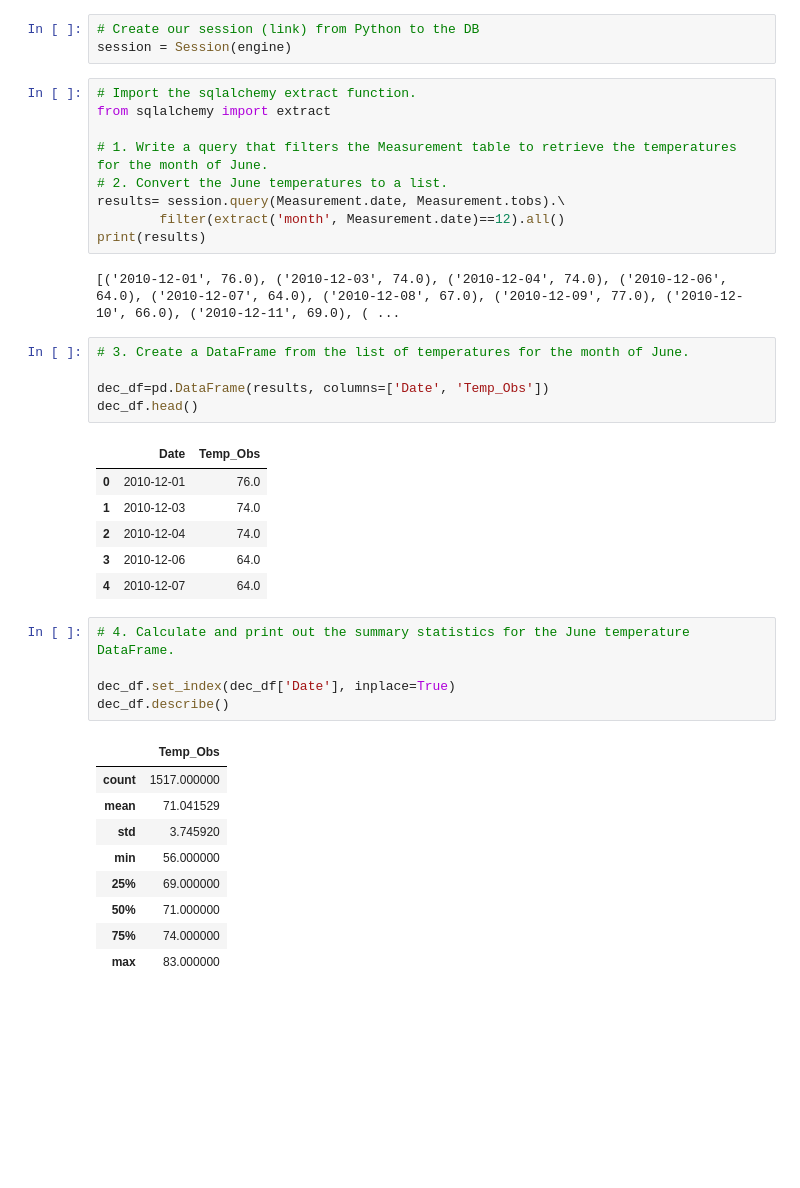
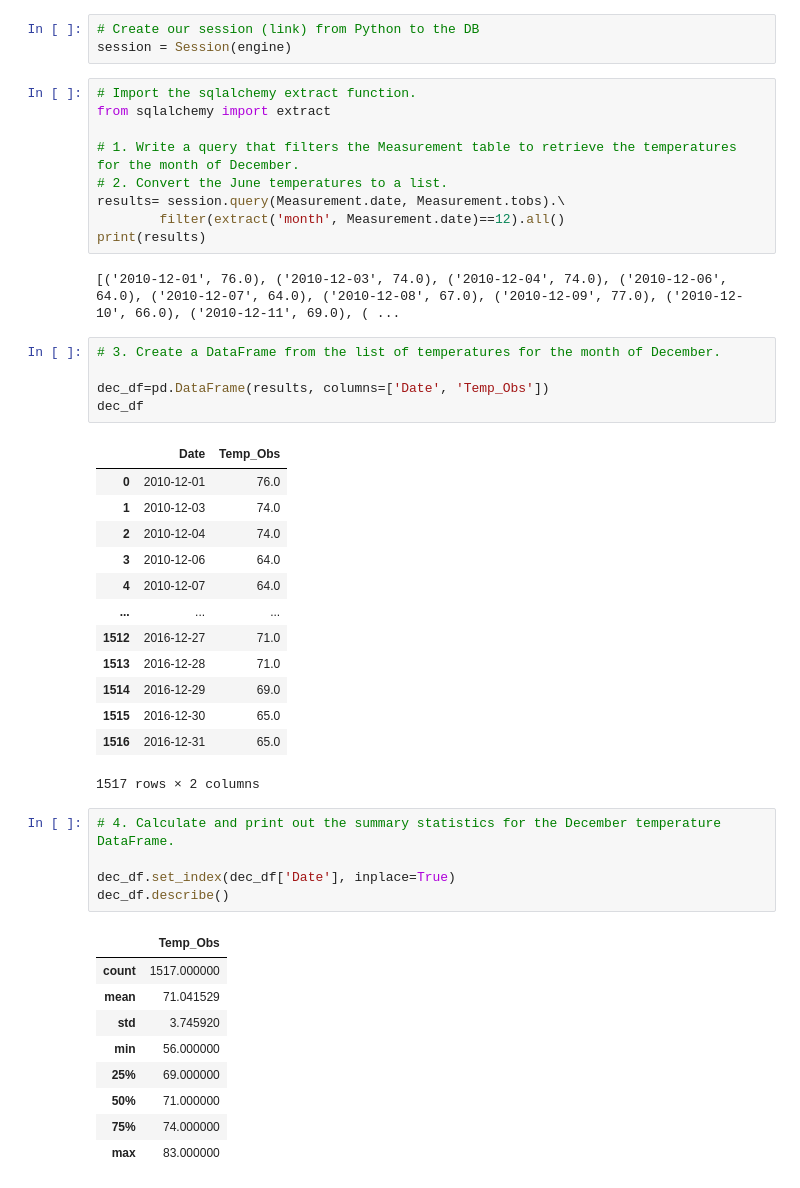
Before and after one commit to SoumyaAbraham/Surfs_Up, a Jupyter notebook: SurfsUp_Challenge.ipynb, the cells around one changed output. Saved outputs shown, nothing was run; the diff lists cells and outputs as text; blank space fills up the shorter version.

```diff
--- a/SurfsUp_Challenge.ipynb
+++ b/SurfsUp_Challenge.ipynb
@@ -127,7 +145,7 @@ session = Session(engine)
 # Import the sqlalchemy extract function.
 from sqlalchemy import extract
 
-# 1. Write a query that filters the Measurement table to retrieve the temperatures for the month of June.
+# 1. Write a query that filters the Measurement table to retrieve the temperatures for the month of December.
 # 2. Convert the June temperatures to a list.
 results= session.query(Measurement.date, Measurement.tobs).\
         filter(extract('month', Measurement.date)==12).all()
@@ -135,19 +153,26 @@ print(results)
 # %% [output]
 [('2010-12-01', 76.0), ('2010-12-03', 74.0), ('2010-12-04', 74.0), ('2010-12-06', 64.0), ('2010-12-07', 64.0), ('2010-12-08', 67.0), ('2010-12-09', 77.0), ('2010-12-10', 66.0), ('2010-12-11', 69.0), ( ...
 # %%
-# 3. Create a DataFrame from the list of temperatures for the month of June.
+# 3. Create a DataFrame from the list of temperatures for the month of December.
 
 dec_df=pd.DataFrame(results, columns=['Date', 'Temp_Obs'])
-dec_df.head()
+dec_df
 # %% [output]
 |  | Date | Temp_Obs |
 | 0 | 2010-12-01 | 76.0 |
 | 1 | 2010-12-03 | 74.0 |
 | 2 | 2010-12-04 | 74.0 |
 | 3 | 2010-12-06 | 64.0 |
 | 4 | 2010-12-07 | 64.0 |
+| ... | ... | ... |
+| 1512 | 2016-12-27 | 71.0 |
+| 1513 | 2016-12-28 | 71.0 |
+| 1514 | 2016-12-29 | 69.0 |
+| 1515 | 2016-12-30 | 65.0 |
+| 1516 | 2016-12-31 | 65.0 |
+1517 rows × 2 columns
 # %%
-# 4. Calculate and print out the summary statistics for the June temperature DataFrame.
+# 4. Calculate and print out the summary statistics for the December temperature DataFrame.
 
 dec_df.set_index(dec_df['Date'], inplace=True)
 dec_df.describe()
```
Also changed, not shown: parts of 3 cells of this notebook.
